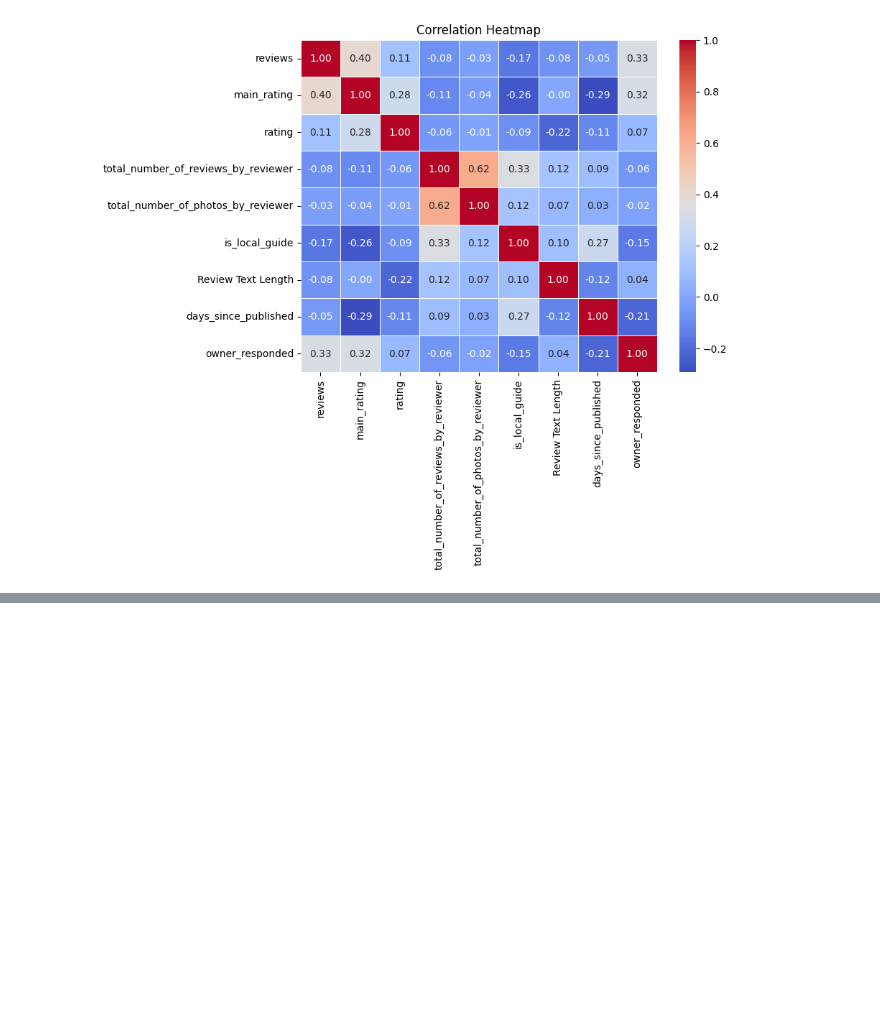
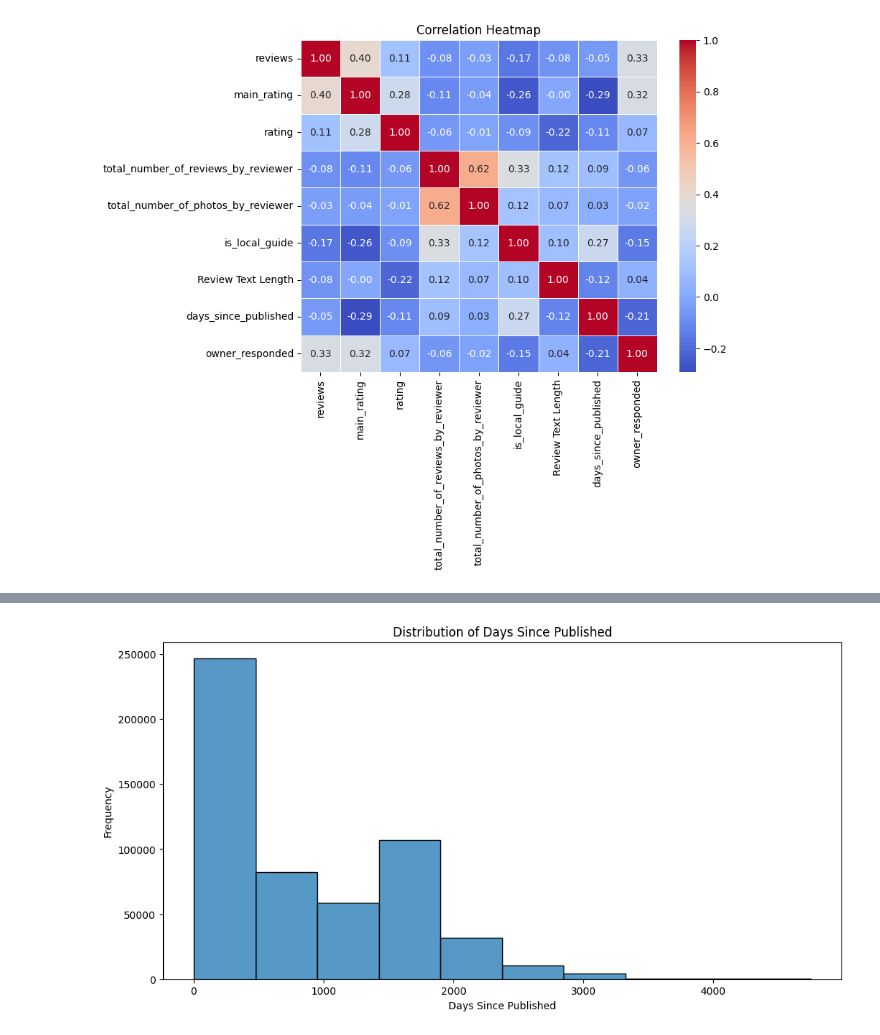
Before and after one commit to toothyachy/yumspeak, a Jupyter notebook: notebooks/yao_analysis.ipynb, the cells around one changed output, grey strips where cells are left out. Cells and saved outputs as stored; diff of their text form; code cells hidden in the pictures; blank space fills up the shorter version.

```diff
--- a/notebooks/yao_analysis.ipynb
+++ b/notebooks/yao_analysis.ipynb
@@ -290,0 +247,18 @@ plt.show()
+# %%
+plt.figure(figsize=(12, 6))
+
+sns.histplot(
+    data=rest_review_df,
+    x='days_since_published',
+    # kde=True,  # Kernel Density Estimate for smoothing
+    # color='skyblue',
+    bins=10  # Number of bins for the histogram
+)
+
+plt.title('Distribution of Days Since Published')
+plt.xlabel('Days Since Published')
+plt.ylabel('Frequency')
+
+plt.show()
+# %% [output]
+[figure, added]
```
Also changed, not shown: parts of 36 cells of this notebook.
